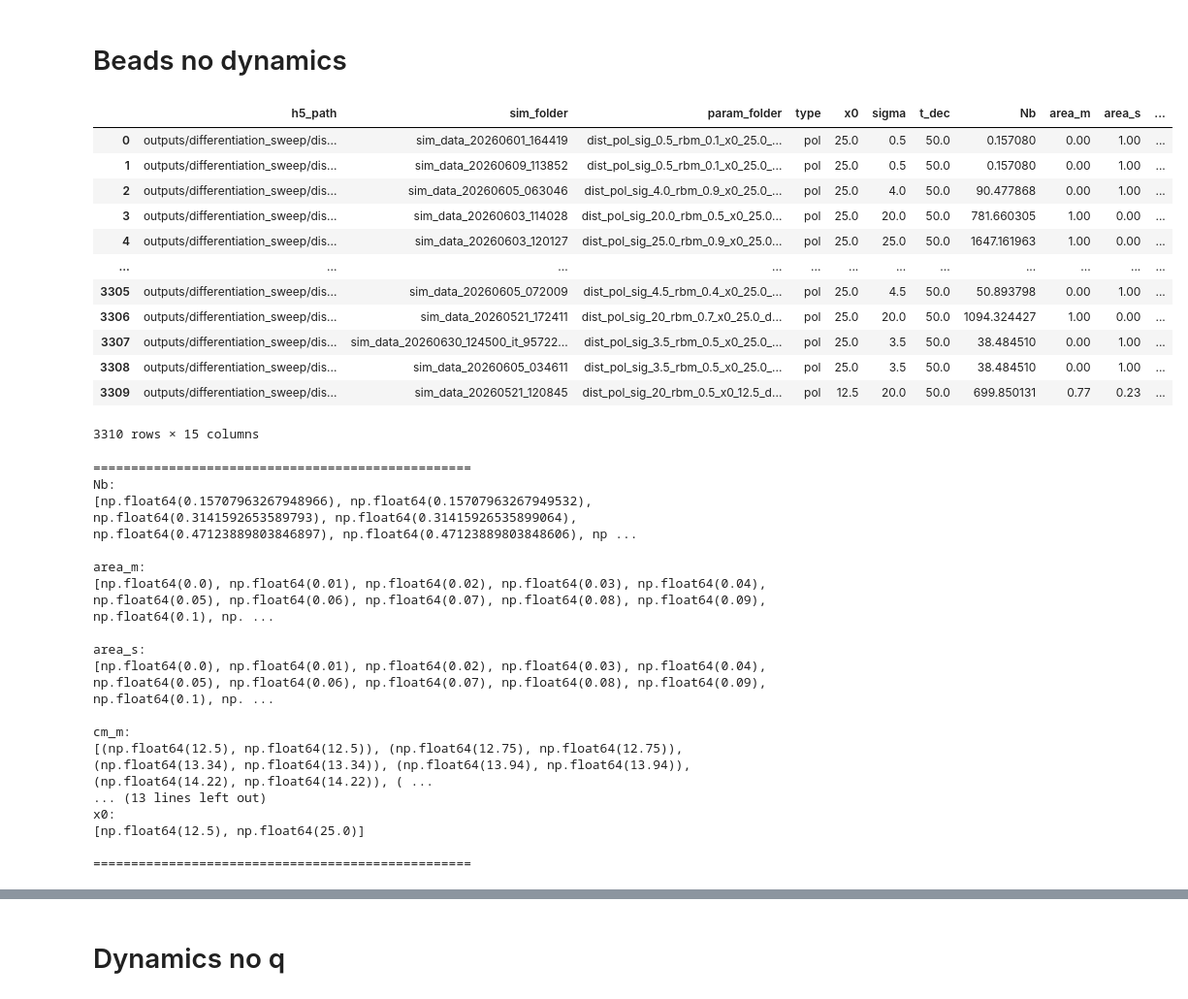
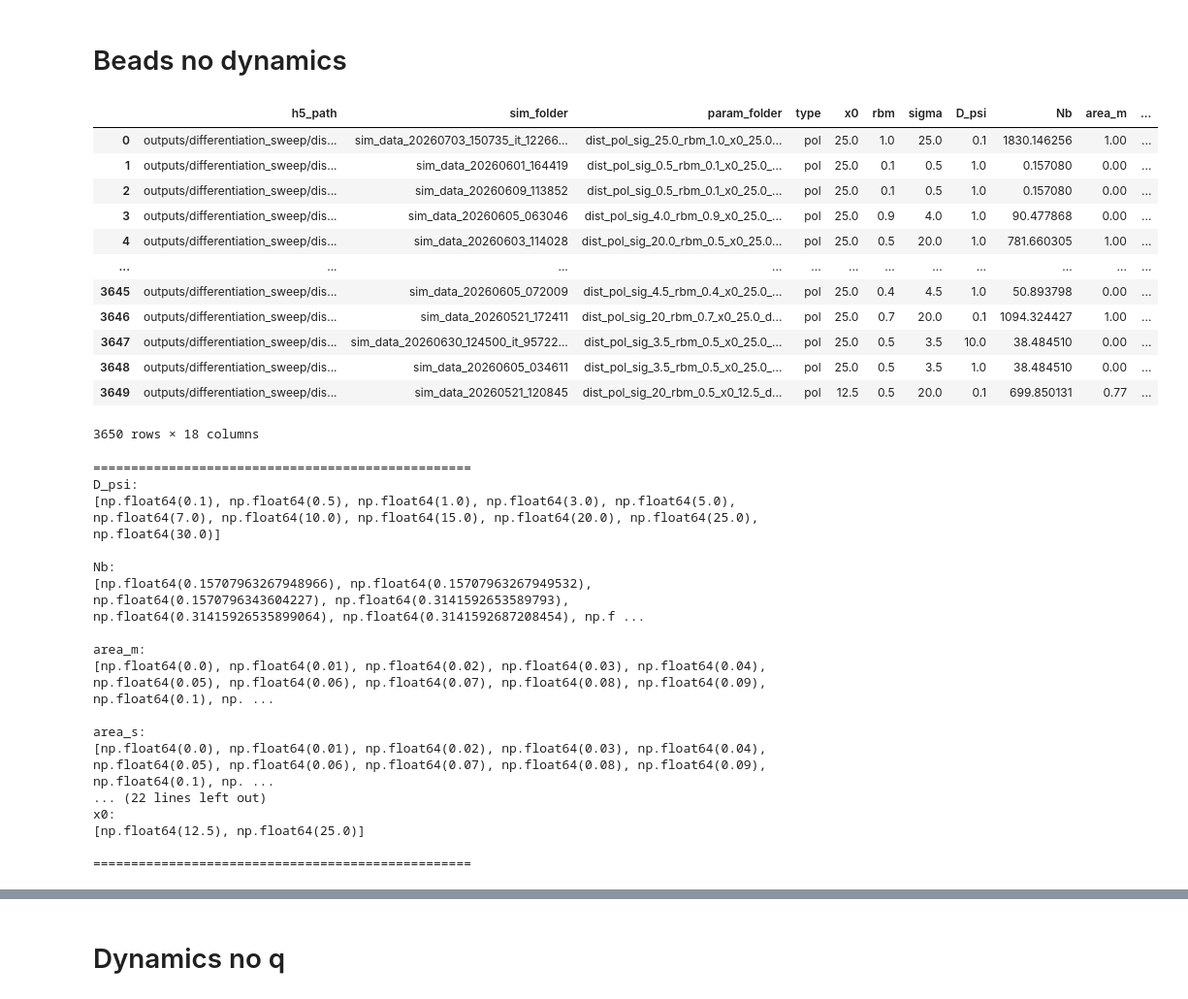
Before and after one commit to pvblop/Memory-Phase-Field-Models, a Jupyter notebook: equation_solver_gauss_dist/analysis_sweep.ipynb, the cells around one changed output, grey strips where cells are left out. Shown at 97% size. Cells and saved outputs as stored; diff of their text form; code cells hidden in the pictures.

```diff
--- a/equation_solver_gauss_dist/analysis_sweep.ipynb
+++ b/equation_solver_gauss_dist/analysis_sweep.ipynb
@@ -156,13 +156,17 @@ def analyze_h5(h5_path, t=-1):
     ycm_s = np.round(np.mean(y * s) / np.mean(s), 2)
     area_m = np.round(np.mean(m), 2)
     area_s = np.round(np.mean(s), 2)
+    v = np.sqrt((xcm_m - xcm_s) ** 2 + (ycm_m - ycm_s) ** 2)
+    theta = 360 * np.arctan2(ycm_m - ycm_s, xcm_m - xcm_s) / (2 * np.pi)
 
     return {
         "Nb": Nb,
         "area_m": area_m,
         "area_s": area_s,
-        "cm_m": (xcm_m, ycm_m),
-        "cm_s": (xcm_s, ycm_s),
+        "m_cm": (xcm_m, ycm_m),
+        "s_cm": (xcm_s, ycm_s),
+        "v": v,
+        "theta": theta,
         "area_q": area_q,
         "max_psi": np.max(psi),
         "has_diff": np.any(psi > 0.9),
@@ -282,7 +286,7 @@ def print_available_parameters(df):
 
 
 
-def plot_binary_phase_scatter(df, x, y, fixed=None, ax=None):
+def plot_binary_phase_scatter(df, x, y, fixed=None, ax=None, color_by="area_m"):
     """
     Binary phase diagram using scatter points.
 
@@ -312,7 +316,7 @@ def plot_binary_phase_scatter(df, x, y, fixed=None, ax=None):
     # Differentiated
     from matplotlib.colors import LogNorm
 
-    cvals = d_true["area_psi"].values
+    cvals = d_true[color_by].values
 
     # avoid non-positive values for log scale by finding smallest positive value
     positive = cvals[cvals > 0]
@@ -348,7 +352,7 @@ def plot_binary_phase_scatter(df, x, y, fixed=None, ax=None):
 
 
     cbar = fig.colorbar(cm, ax=ax)
-    cbar.set_label("Area of psi")
+    cbar.set_label(color_by)
     if fixed is not None:
         title = ", ".join([f"{k}={v}" for k, v in fixed.items()])
         ax.set_title(title)
@@ -362,47 +366,47 @@ def plot_binary_phase_scatter(df, x, y, fixed=None, ax=None):
 # %%
 base_dir = "outputs/differentiation_sweep/"
 
-params = ["type", "x0", "sigma"]
+params = ["type", "x0", "rbm", "sigma", "D_psi"]
 df = scan(base_dir, params=params)
 
 display(df)
 
 print_available_parameters(df)
 
 # pd.set_option('display.max_rows', None)
 # pd.set_option('display.max_columns', None)
 
 df.to_csv("memory_models.differentiation_sweep")
 
 pd.reset_option('display.max_rows')
 pd.reset_option('display.max_columns')
 # %% [output]
-|  | h5_path | sim_folder | param_folder | type | x0 | sigma | t_dec | Nb | area_m | area_s | ... |
-| 0 | outputs/differentiation_sweep/dis... | sim_data_20260601_164419 | dist_pol_sig_0.5_rbm_0.1_x0_25.0_... | pol | 25.0 | 0.5 | 50.0 | 0.157080 | 0.00 | 1.00 | ... |
-| 1 | outputs/differentiation_sweep/dis... | sim_data_20260609_113852 | dist_pol_sig_0.5_rbm_0.1_x0_25.0_... | pol | 25.0 | 0.5 | 50.0 | 0.157080 | 0.00 | 1.00 | ... |
-| 2 | outputs/differentiation_sweep/dis... | sim_data_20260605_063046 | dist_pol_sig_4.0_rbm_0.9_x0_25.0_... | pol | 25.0 | 4.0 | 50.0 | 90.477868 | 0.00 | 1.00 | ... |
-| 3 | outputs/differentiation_sweep/dis... | sim_data_20260603_114028 | dist_pol_sig_20.0_rbm_0.5_x0_25.0... | pol | 25.0 | 20.0 | 50.0 | 781.660305 | 1.00 | 0.00 | ... |
-| 4 | outputs/differentiation_sweep/dis... | sim_data_20260603_120127 | dist_pol_sig_25.0_rbm_0.9_x0_25.0... | pol | 25.0 | 25.0 | 50.0 | 1647.161963 | 1.00 | 0.00 | ... |
+|  | h5_path | sim_folder | param_folder | type | x0 | rbm | sigma | D_psi | Nb | area_m | ... |
+| 0 | outputs/differentiation_sweep/dis... | sim_data_20260703_150735_it_12266... | dist_pol_sig_25.0_rbm_1.0_x0_25.0... | pol | 25.0 | 1.0 | 25.0 | 0.1 | 1830.146256 | 1.00 | ... |
+| 1 | outputs/differentiation_sweep/dis... | sim_data_20260601_164419 | dist_pol_sig_0.5_rbm_0.1_x0_25.0_... | pol | 25.0 | 0.1 | 0.5 | 1.0 | 0.157080 | 0.00 | ... |
+| 2 | outputs/differentiation_sweep/dis... | sim_data_20260609_113852 | dist_pol_sig_0.5_rbm_0.1_x0_25.0_... | pol | 25.0 | 0.1 | 0.5 | 1.0 | 0.157080 | 0.00 | ... |
+| 3 | outputs/differentiation_sweep/dis... | sim_data_20260605_063046 | dist_pol_sig_4.0_rbm_0.9_x0_25.0_... | pol | 25.0 | 0.9 | 4.0 | 1.0 | 90.477868 | 0.00 | ... |
+| 4 | outputs/differentiation_sweep/dis... | sim_data_20260603_114028 | dist_pol_sig_20.0_rbm_0.5_x0_25.0... | pol | 25.0 | 0.5 | 20.0 | 1.0 | 781.660305 | 1.00 | ... |
 | ... | ... | ... | ... | ... | ... | ... | ... | ... | ... | ... | ... |
-| 3305 | outputs/differentiation_sweep/dis... | sim_data_20260605_072009 | dist_pol_sig_4.5_rbm_0.4_x0_25.0_... | pol | 25.0 | 4.5 | 50.0 | 50.893798 | 0.00 | 1.00 | ... |
-| 3306 | outputs/differentiation_sweep/dis... | sim_data_20260521_172411 | dist_pol_sig_20_rbm_0.7_x0_25.0_d... | pol | 25.0 | 20.0 | 50.0 | 1094.324427 | 1.00 | 0.00 | ... |
-| 3307 | outputs/differentiation_sweep/dis... | sim_data_20260630_124500_it_95722... | dist_pol_sig_3.5_rbm_0.5_x0_25.0_... | pol | 25.0 | 3.5 | 50.0 | 38.484510 | 0.00 | 1.00 | ... |
-| 3308 | outputs/differentiation_sweep/dis... | sim_data_20260605_034611 | dist_pol_sig_3.5_rbm_0.5_x0_25.0_... | pol | 25.0 | 3.5 | 50.0 | 38.484510 | 0.00 | 1.00 | ... |
-| 3309 | outputs/differentiation_sweep/dis... | sim_data_20260521_120845 | dist_pol_sig_20_rbm_0.5_x0_12.5_d... | pol | 12.5 | 20.0 | 50.0 | 699.850131 | 0.77 | 0.23 | ... |
+| 3645 | outputs/differentiation_sweep/dis... | sim_data_20260605_072009 | dist_pol_sig_4.5_rbm_0.4_x0_25.0_... | pol | 25.0 | 0.4 | 4.5 | 1.0 | 50.893798 | 0.00 | ... |
+| 3646 | outputs/differentiation_sweep/dis... | sim_data_20260521_172411 | dist_pol_sig_20_rbm_0.7_x0_25.0_d... | pol | 25.0 | 0.7 | 20.0 | 0.1 | 1094.324427 | 1.00 | ... |
+| 3647 | outputs/differentiation_sweep/dis... | sim_data_20260630_124500_it_95722... | dist_pol_sig_3.5_rbm_0.5_x0_25.0_... | pol | 25.0 | 0.5 | 3.5 | 10.0 | 38.484510 | 0.00 | ... |
+| 3648 | outputs/differentiation_sweep/dis... | sim_data_20260605_034611 | dist_pol_sig_3.5_rbm_0.5_x0_25.0_... | pol | 25.0 | 0.5 | 3.5 | 1.0 | 38.484510 | 0.00 | ... |
+| 3649 | outputs/differentiation_sweep/dis... | sim_data_20260521_120845 | dist_pol_sig_20_rbm_0.5_x0_12.5_d... | pol | 12.5 | 0.5 | 20.0 | 0.1 | 699.850131 | 0.77 | ... |
-3310 rows × 15 columns
+3650 rows × 18 columns
 ==================================================
+D_psi:
+[np.float64(0.1), np.float64(0.5), np.float64(1.0), np.float64(3.0), np.float64(5.0), np.float64(7.0), np.float64(10.0), np.float64(15.0), np.float64(20.0), np.float64(25.0), np.float64(30.0)]
+
 Nb:
-[np.float64(0.15707963267948966), np.float64(0.15707963267949532), np.float64(0.3141592653589793), np.float64(0.31415926535899064), np.float64(0.47123889803846897), np.float64(0.47123889803848606), np ...
+[np.float64(0.15707963267948966), np.float64(0.15707963267949532), np.float64(0.1570796343604227), np.float64(0.3141592653589793), np.float64(0.31415926535899064), np.float64(0.3141592687208454), np.f ...
 
 area_m:
 [np.float64(0.0), np.float64(0.01), np.float64(0.02), np.float64(0.03), np.float64(0.04), np.float64(0.05), np.float64(0.06), np.float64(0.07), np.float64(0.08), np.float64(0.09), np.float64(0.1), np. ...
 
 area_s:
 [np.float64(0.0), np.float64(0.01), np.float64(0.02), np.float64(0.03), np.float64(0.04), np.float64(0.05), np.float64(0.06), np.float64(0.07), np.float64(0.08), np.float64(0.09), np.float64(0.1), np. ...
-
-cm_m:
-[(np.float64(12.5), np.float64(12.5)), (np.float64(12.75), np.float64(12.75)), (np.float64(13.34), np.float64(13.34)), (np.float64(13.94), np.float64(13.94)), (np.float64(14.22), np.float64(14.22)), ( ...
-... (13 lines left out)
+... (22 lines left out)
 x0:
 [np.float64(12.5), np.float64(25.0)]
 
```
Also changed, not shown: parts of 3 cells of this notebook, 7 other files.
